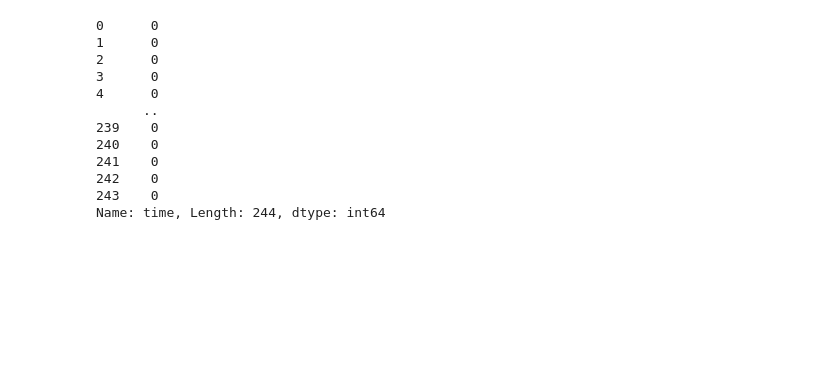
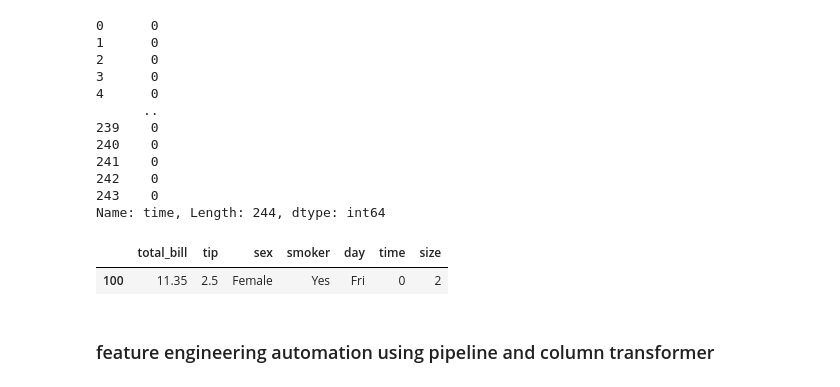
Before and after one commit to arybadj/machine-learning, a Jupyter notebook: Ensembles/multiple_mdl_pipeline.ipynb, the cells around one changed output. Drawn from its saved outputs; the diff is of its cells as text; code cells hidden in the pictures; blank space fills up the shorter version.

Commit message:
pipeline creating and automation

```diff
--- a/Ensembles/multiple_mdl_pipeline.ipynb
+++ b/Ensembles/multiple_mdl_pipeline.ipynb
@@ -122,0 +133,5 @@ x_train,x_test,y_train,y_test=train_test_split(x,y,test_size=0.2,random_state=1)
+# %%
+df.sample(1)
+# %% [output]
+|  | total_bill | tip | sex | smoker | day | time | size |
+| 100 | 11.35 | 2.5 | Female | Yes | Fri | 0 | 2 |
@@ -122,0 +141,2 @@ x_train,x_test,y_train,y_test=train_test_split(x,y,test_size=0.2,random_state=1)
+# %% [markdown]
+### feature engineering automation using pipeline and column transformer
```
Also changed, not shown: parts of 14 cells of this notebook.
